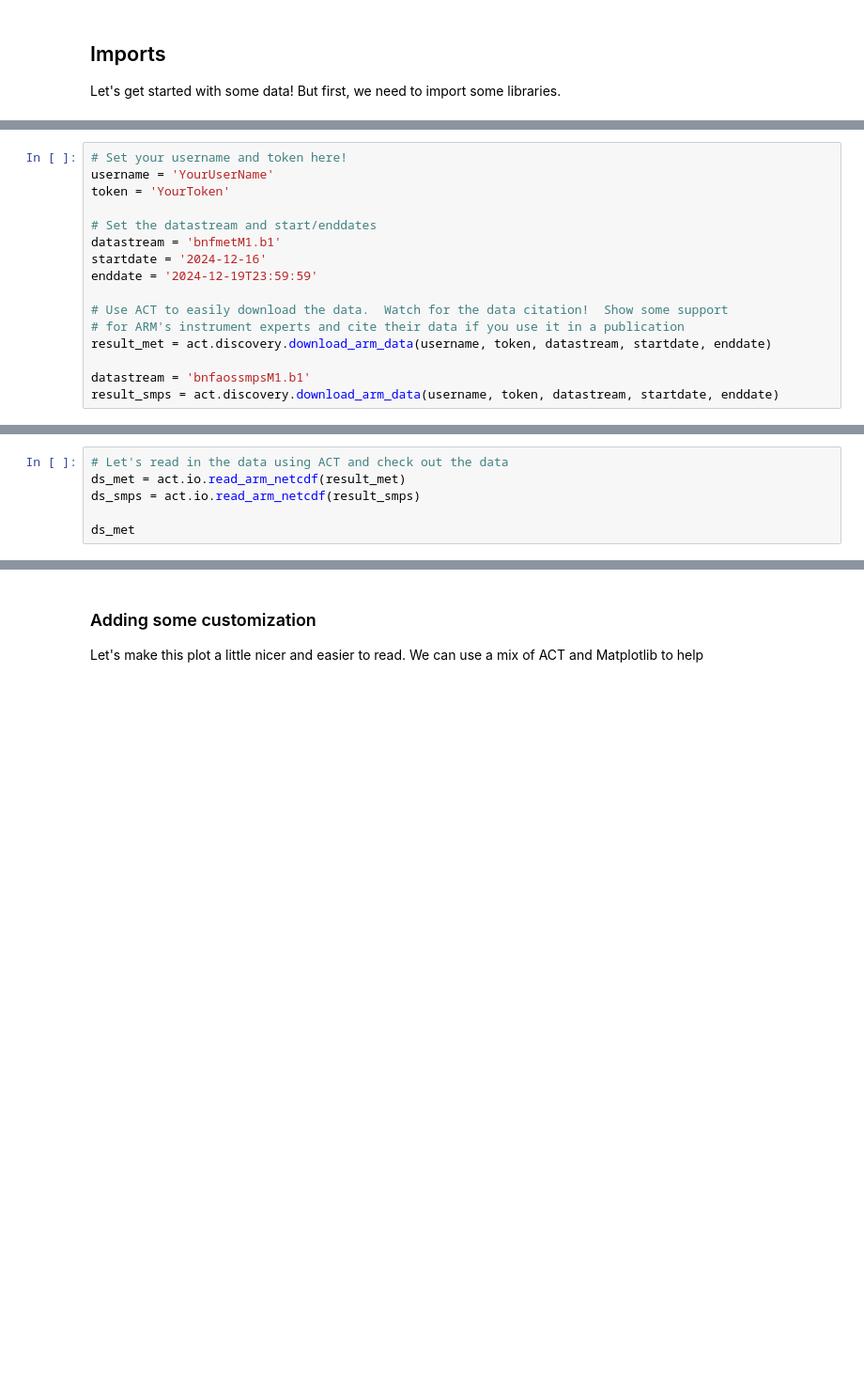
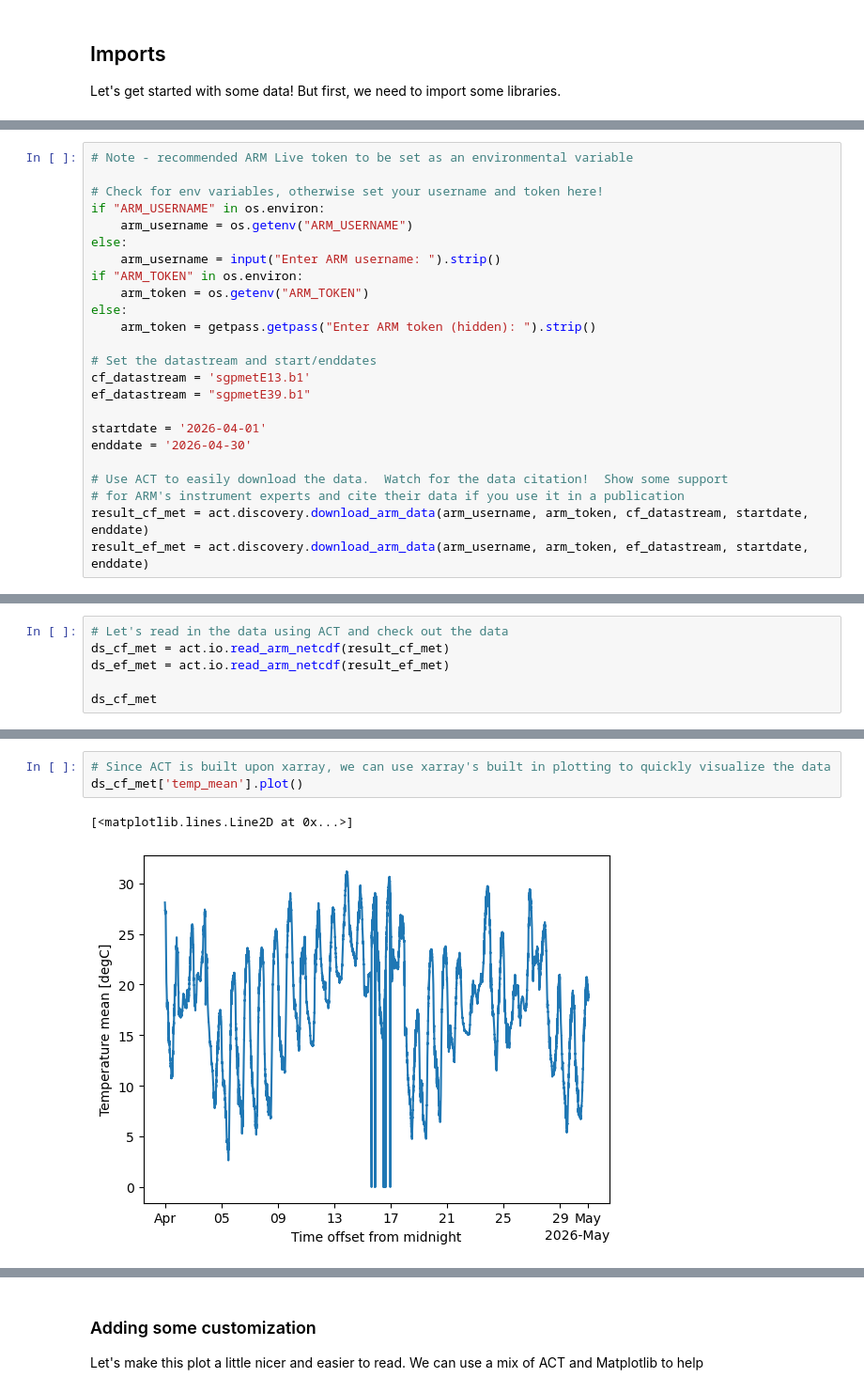
Before and after one commit to rcjackson/arm-summer-school-2026, a Jupyter notebook: notebooks/act/ACT-Basics-SGP.ipynb, the cells around one changed output, grey strips where cells are left out. Shown at 94% size. Cells and saved outputs as stored; diff of their text form; blank space fills up the shorter version.

```diff
--- a/notebooks/act/ACT-Basics-SGP.ipynb
+++ b/notebooks/act/ACT-Basics-SGP.ipynb
@@ -129,16 +146,24 @@ Let's download some of the MET data first!
 # %%
-# Set your username and token here!
-username = 'YourUserName'
-token = 'YourToken'
+# Note - recommended ARM Live token to be set as an environmental variable
+
+# Check for env variables, otherwise set your username and token here!
+if "ARM_USERNAME" in os.environ:
+    arm_username = os.getenv("ARM_USERNAME")
+else:
+    arm_username = input("Enter ARM username: ").strip()
+if "ARM_TOKEN" in os.environ:
+    arm_token = os.getenv("ARM_TOKEN")
+else:
+    arm_token = getpass.getpass("Enter ARM token (hidden): ").strip()
 
 # Set the datastream and start/enddates
-datastream = 'bnfmetM1.b1'
-startdate = '2024-12-16'
-enddate = '2024-12-19T23:59:59'
+cf_datastream = 'sgpmetE13.b1'
+ef_datastream = "sgpmetE39.b1"
+
+startdate = '2026-04-01'
+enddate = '2026-04-30'
 
 # Use ACT to easily download the data.  Watch for the data citation!  Show some support
 # for ARM's instrument experts and cite their data if you use it in a publication
-result_met = act.discovery.download_arm_data(username, token, datastream, startdate, enddate)
-
-datastream = 'bnfaossmpsM1.b1'
-result_smps = act.discovery.download_arm_data(username, token, datastream, startdate, enddate)
+result_cf_met = act.discovery.download_arm_data(arm_username, arm_token, cf_datastream, startdate, enddate)
+result_ef_met = act.discovery.download_arm_data(arm_username, arm_token, ef_datastream, startdate, enddate)
@@ -147,6 +192,6 @@ result_smps = act.discovery.download_arm_data(username, token, datastream, start
 # %%
 # Let's read in the data using ACT and check out the data
-ds_met = act.io.read_arm_netcdf(result_met)
-ds_smps = act.io.read_arm_netcdf(result_smps)
+ds_cf_met = act.io.read_arm_netcdf(result_cf_met)
+ds_ef_met = act.io.read_arm_netcdf(result_ef_met)
 
-ds_met
+ds_cf_met
@@ -152,0 +216,6 @@ ds_met
+# %%
+# Since ACT is built upon xarray, we can use xarray's built in plotting to quickly visualize the data
+ds_cf_met['temp_mean'].plot()
+# %% [output]
+[<matplotlib.lines.Line2D at 0x...>]
+[figure, added]
```
Also changed, not shown: parts of 38 cells of this notebook.
